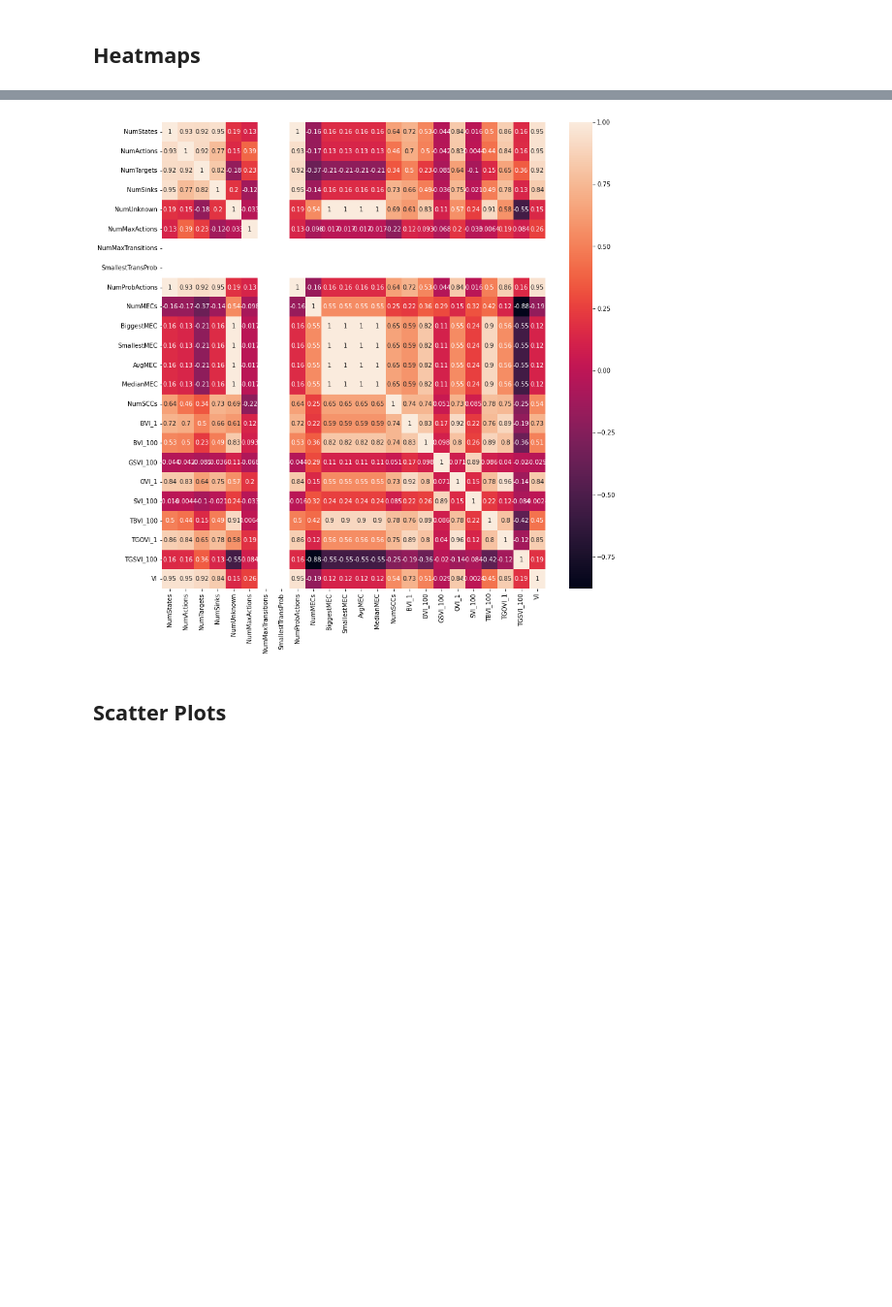
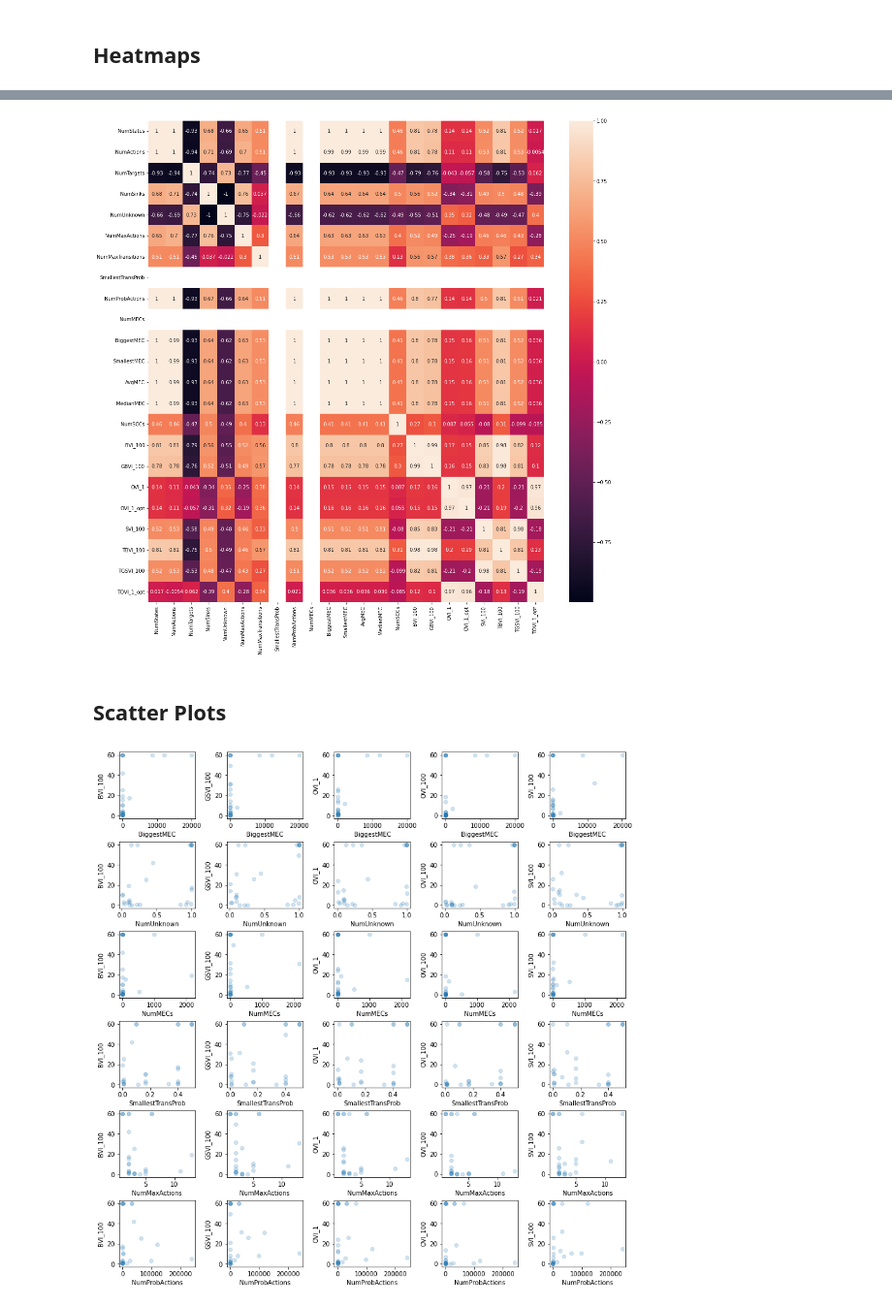
Before and after one commit to ga67vib/Algorithms-For-Stochastic-Games, a Jupyter notebook: visualizations/visualizations.ipynb, the cells around one changed output, grey strips where cells are left out. Shown at 97% size. Drawn from its saved outputs; the diff is of its cells as text; code cells hidden in the pictures; blank space fills up the shorter version.

```diff
--- a/visualizations/visualizations.ipynb
+++ b/visualizations/visualizations.ipynb
@@ -207,13 +453,13 @@ Model RANDOM_Size_10000_MinAct_20treeType_model_99 was not computed by configura
 # %%
 bestSolvers = dict()
-for config_key in config_keys:
+for config_key in confs_to_compare:
     bestSolvers[config_key] = 0
 
-for row in table_times:
-    model_name = row["Model"]
+for index in range(len(data["NumStates"])):
+    model_name = model_names[index]
     for config_key in fastest_solver[model_name][1]:
         bestSolvers[config_key]+=1
 
-for config_key in config_keys:
+for config_key in confs_to_compare:
     print("Config %s was the best solution method %d / %d times" % (config_key, bestSolvers[config_key], len(table_times)))
 # %% [output]
@@ -274,13 +516,14 @@ plt.show()
 # %%
 #Linear Correlation
-fig = plt.figure(figsize=(14,14))
-df = pd.DataFrame(data,columns=property_keys+config_keys)
+fig = plt.figure(figsize=(size,size))
+
+df = pd.DataFrame(correlation_dict,columns=correlation_dict.keys())
 
 corrMatrix = df.corr()
 sn.heatmap(corrMatrix, annot=True)
 plt.show()
 # %% [output]
-[figure, old version]
+[figure, new version]
 # %% [markdown]
 ## Scatter Plots
 # %%
@@ -300,6 +543,22 @@ def createScatterPlotForOneProperty(property_key):
         axs[row, column].set_ylabel(key)
         column+=1
 
+def createScatterPlotForOneConfig(property_keys):
+    entries_per_column = 1
+    entries_per_row = len(property_keys)
+    fix, axs = plt.subplots(entries_per_row, entries_per_column, figsize=(12,12), constrained_layout=True)
+    row = 0
+    column = 0
+    for property_key in property_keys:
+        for key in config_keys:
+            if (column == entries_per_column):
+                row += 1
+                column = 0
+            axs[row].scatter(data[property_key], data[key])
+            axs[row].set_xlabel(property_key),
+            axs[row].set_ylabel(key)
+            column+=1
+
 def createScatterPlotForMultipleProperties(property_keys):
     entries_per_column = len(config_keys)
     entries_per_row = len(property_keys)
@@ -311,8 +570,29 @@ def createScatterPlotForMultipleProperties(property_keys):
             if (column == entries_per_column):
                 row += 1
                 column = 0
-            axs[row, column].scatter(data[property_key], data[key])
+            axs[row, column].scatter(data[property_key], data[key], alpha=0.2)
             axs[row, column].set_xlabel(property_key),
             axs[row, column].set_ylabel(key)
             column+=1
+
+def createHistPlotForMultipleProperties(property_keys):
+    entries_per_column = len(config_keys)
+    entries_per_row = len(property_keys)
+    fix, axs = plt.subplots(entries_per_row, entries_per_column, figsize=(12,12), constrained_layout=True)
+    row = 0
+    column = 0
+    for property_key in property_keys:
+        for key in config_keys:
+            if (column == entries_per_column):
+                row += 1
+                column = 0
+            sn.histplot(x = data[property_key], y =  data[config_key], cbar=True)
+            axs[row, column].set_xlabel(property_key),
+            axs[row, column].set_ylabel(key)
+            column+=1
+# %%
+createScatterPlotForMultipleProperties(["BiggestMEC", "NumUnknown", "NumMECs", "SmallestTransProb", "NumMaxActions", "NumProbActions"])
+#createScatterPlotForOneConfig(["BiggestMEC", "NumUnknown", "NumMECs", "NumStates", "SmallestTransProb"])
+# %% [output]
+[figure, added]
 # %%
```
Also changed, not shown: parts of 35 cells of this notebook, 8 other files.
